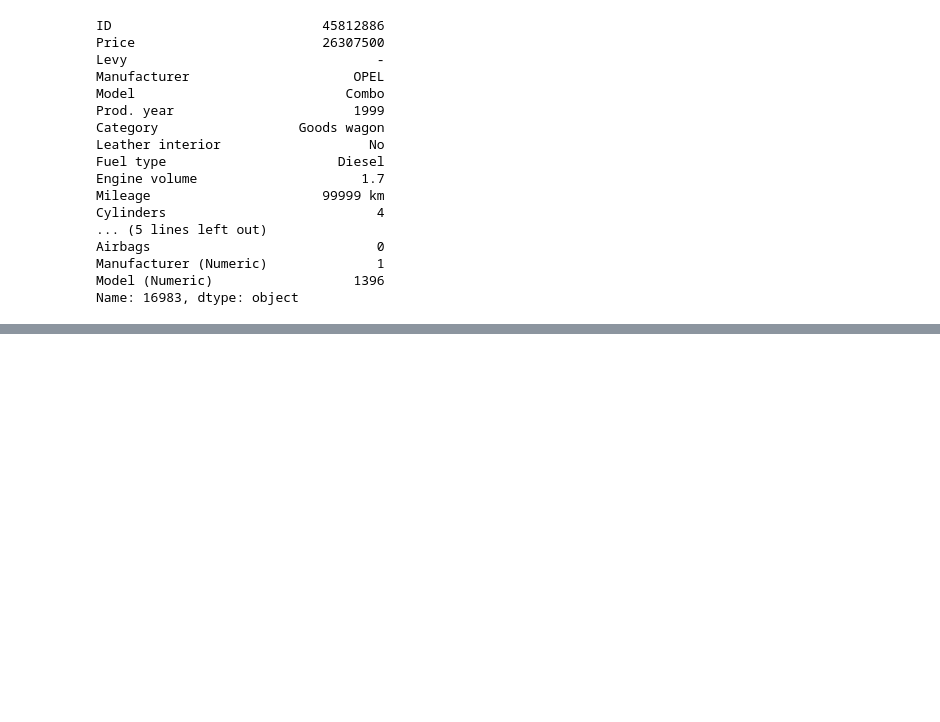
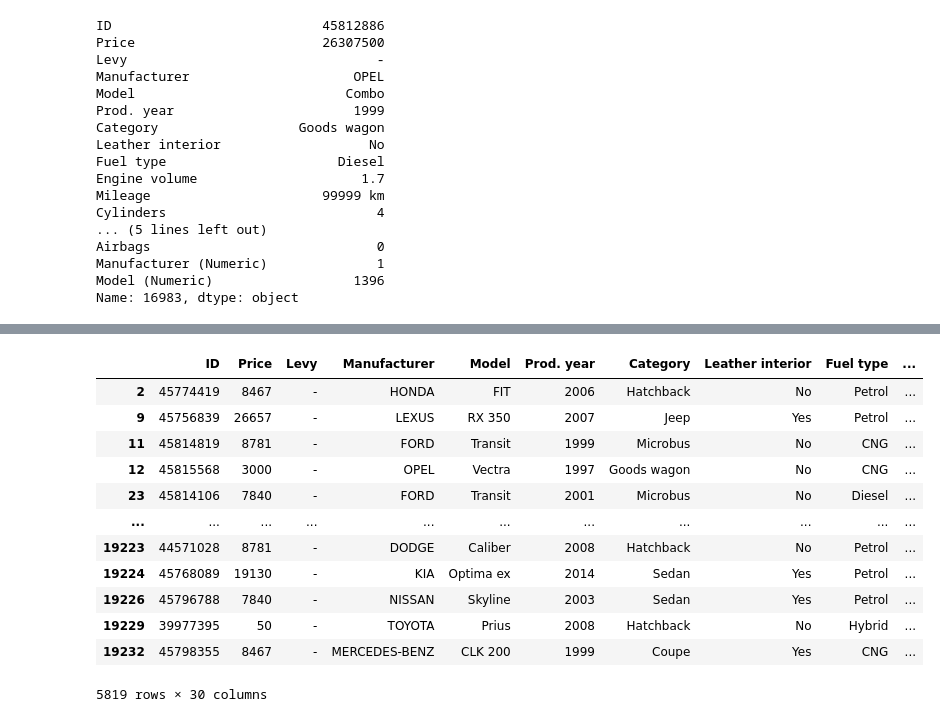
Before and after one commit to SchipDev/AAI-500_Final_Project, a Jupyter notebook: Car_Dataset_Analysis.ipynb, the cells around one changed output, grey strips where cells are left out. Cells and saved outputs as stored; diff of their text form; code cells hidden in the pictures; blank space fills up the shorter version.

```diff
--- a/Car_Dataset_Analysis.ipynb
+++ b/Car_Dataset_Analysis.ipynb
@@ -181,3 +198,7 @@ Airbags                             0
 Manufacturer (Numeric)              1
 Model (Numeric)                  1396
 Name: 16983, dtype: object
+# %%
+for i in cars["Levy"]:
+    if i == "-":
+        cars["Levy"][i] = "0"
@@ -183,0 +237,17 @@ Name: 16983, dtype: object
+# %%
+#[int(x) for x in cars["Levy"]]
+cars[cars["Levy"] == "-"]
+# %% [output]
+|  | ID | Price | Levy | Manufacturer | Model | Prod. year | Category | Leather interior | Fuel type | ... |
+| 2 | 45774419 | 8467 | - | HONDA | FIT | 2006 | Hatchback | No | Petrol | ... |
+| 9 | 45756839 | 26657 | - | LEXUS | RX 350 | 2007 | Jeep | Yes | Petrol | ... |
+| 11 | 45814819 | 8781 | - | FORD | Transit | 1999 | Microbus | No | CNG | ... |
+| 12 | 45815568 | 3000 | - | OPEL | Vectra | 1997 | Goods wagon | No | CNG | ... |
+| 23 | 45814106 | 7840 | - | FORD | Transit | 2001 | Microbus | No | Diesel | ... |
+| ... | ... | ... | ... | ... | ... | ... | ... | ... | ... | ... |
+| 19223 | 44571028 | 8781 | - | DODGE | Caliber | 2008 | Hatchback | No | Petrol | ... |
+| 19224 | 45768089 | 19130 | - | KIA | Optima ex | 2014 | Sedan | Yes | Petrol | ... |
+| 19226 | 45796788 | 7840 | - | NISSAN | Skyline | 2003 | Sedan | Yes | Petrol | ... |
+| 19229 | 39977395 | 50 | - | TOYOTA | Prius | 2008 | Hatchback | No | Hybrid | ... |
+| 19232 | 45798355 | 8467 | - | MERCEDES-BENZ | CLK 200 | 1999 | Coupe | Yes | CNG | ... |
+5819 rows × 30 columns
```
Also changed, not shown: parts of 6 cells of this notebook.
